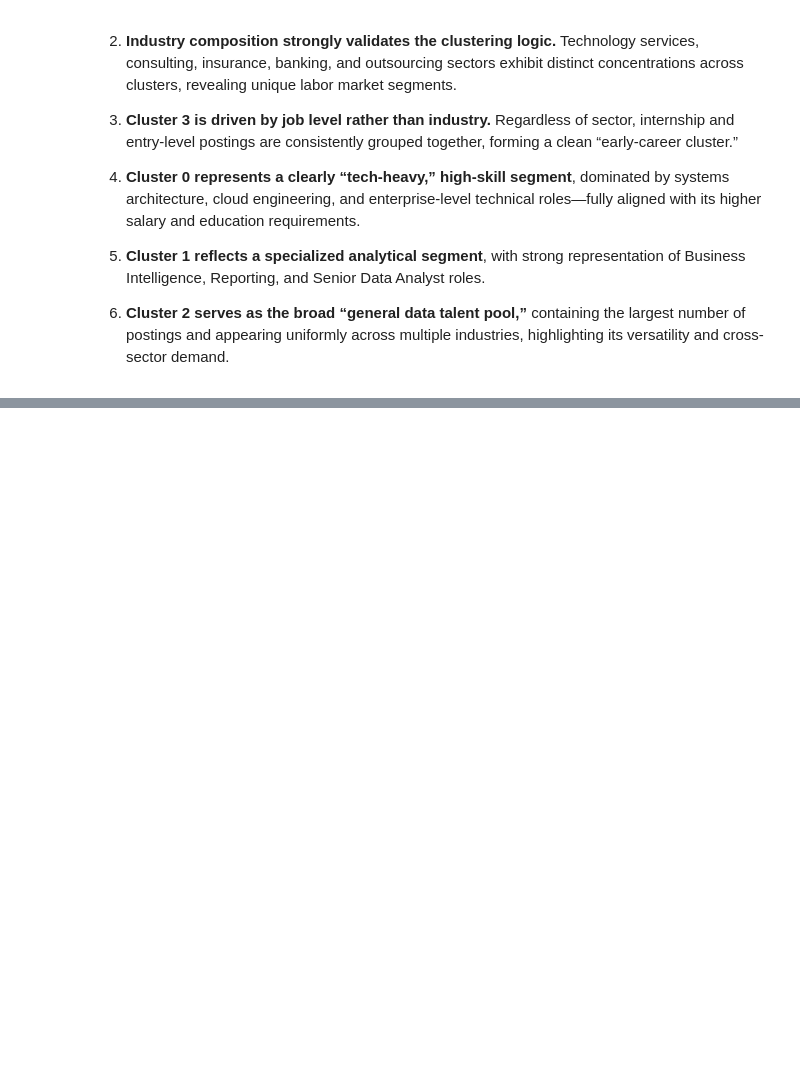
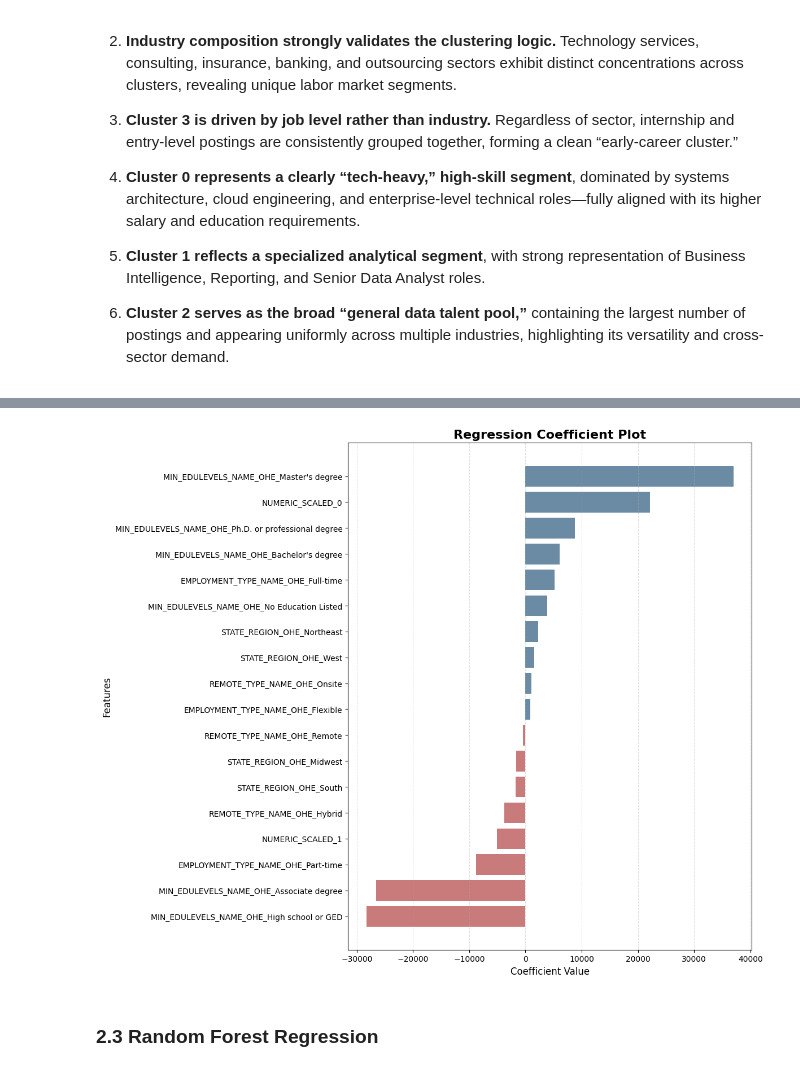
Before and after one commit to jiexnfan/ad688-employability-sp25A1-group2, a Jupyter notebook: tabs/ml_methods.ipynb, the cells around one changed output, grey strips where cells are left out. Drawn from its saved outputs; the diff is of its cells as text; code cells hidden in the pictures; blank space fills up the shorter version.

Commit message:
Avery update multiple regression

```diff
--- a/tabs/ml_methods.ipynb
+++ b/tabs/ml_methods.ipynb
@@ -813,0 +920,4 @@ top5.show(truncate=False)
+# %%
+train_df, test_df = processed_df_regression.randomSplit([0.8, 0.2], seed=42)
+print("Train rows:", train_df.count())
+print("Test rows:", test_df.count())
@@ -813,0 +930,10 @@ top5.show(truncate=False)
+# %%
+from pyspark.ml.regression import LinearRegression
+
+lr = LinearRegression(
+    featuresCol="FEATURES",
+    labelCol="SALARY",
+    predictionCol="PREDICTION"
+)
+
+lr_model = lr.fit(train_df)
@@ -813,0 +1093,45 @@ top5.show(truncate=False)
+# %%
+import pandas as pd
+import matplotlib.pyplot as plt
+
+# 1. Extract metadata for expanded feature names
+attrs = train_df.schema["FEATURES"].metadata["ml_attr"]["attrs"]
+
+numeric_attrs = attrs.get("numeric", [])
+binary_attrs = attrs.get("binary", [])
+categorical_attrs = attrs.get("nominal", [])
+
+all_attrs = numeric_attrs + binary_attrs + categorical_attrs
+feature_names = [attr["name"] for attr in all_attrs]
+
+# 2. Get coefficients from the linear regression model
+coeffs = lr_model.coefficients.toArray()
+
+df_coef = pd.DataFrame({
+    "feature": feature_names,
+    "coefficient": coeffs
+})
+
+# 3. Sort by coefficient size (absolute value)
+df_coef_sorted = df_coef.sort_values(by="coefficient", ascending=True)
+
+# 4. colors
+color_positive = "#6B8BA4"  # blue
+color_negative = "#C97A7A"  # red
+
+colors = df_coef_sorted["coefficient"].apply(lambda x: color_positive if x > 0 else color_negative)
+
+# 5. Plot horizontal bar chart
+plt.figure(figsize=(12, 10))
+plt.barh(df_coef_sorted["feature"], df_coef_sorted["coefficient"], color=colors)
+plt.xlabel("Coefficient Value", fontsize=12)
+plt.ylabel("Features", fontsize=12)
+plt.title("Regression Coefficient Plot", fontsize=16, weight="bold")
+
+plt.grid(axis="x", linestyle="--", alpha=0.4)
+plt.tight_layout()
+plt.show()
+# %% [output]
+[figure, added]
+# %% [markdown]
+### **2.3 Random Forest Regression**
```
Also changed, not shown: parts of 28 cells of this notebook.
